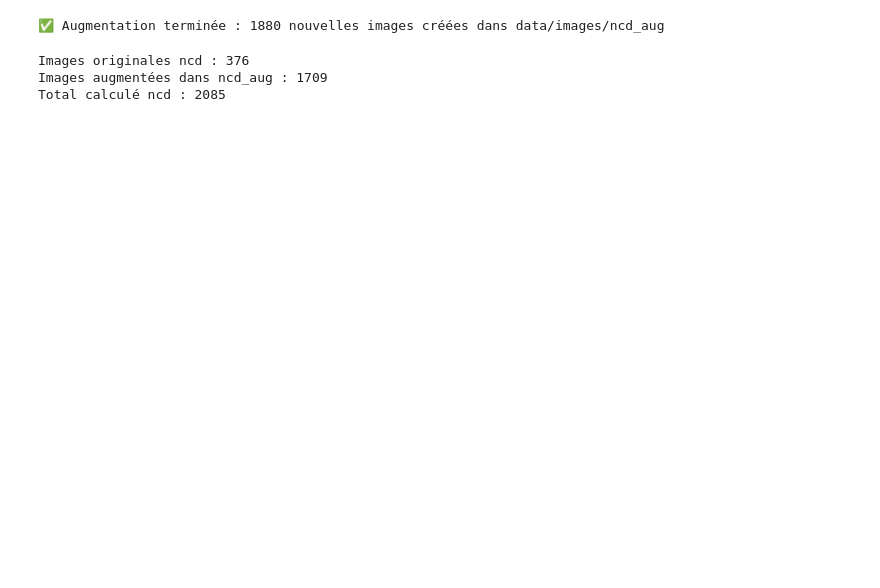
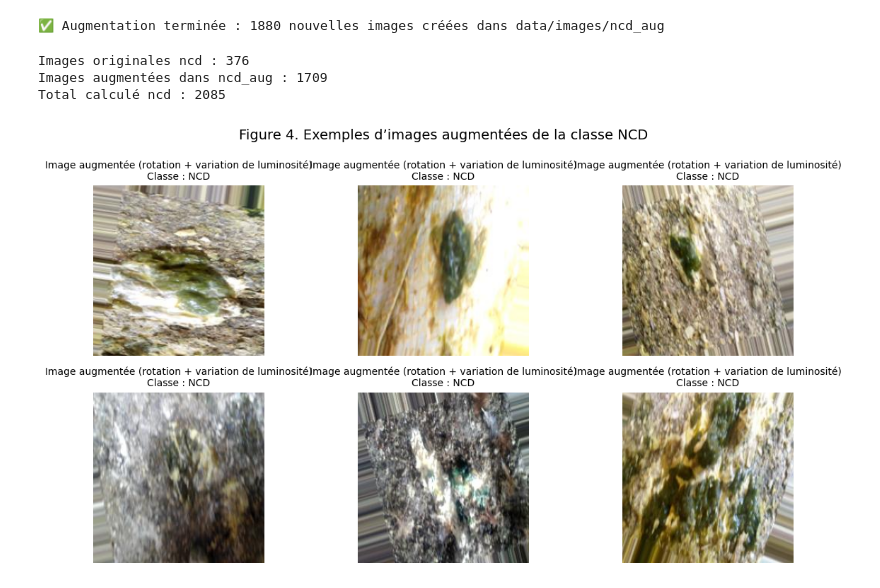
Before and after one commit to Macky0101/classification_dimage_et_Predic_ST, a Jupyter notebook: generate_augmented_images.ipynb, the cells around one changed output. Drawn from its saved outputs; the diff is of its cells as text; code cells hidden in the pictures; blank space fills up the shorter version.

Commit message:
ajout du code pour afficher quelques images augmentées aléatoirement

```diff
--- a/generate_augmented_images.ipynb
+++ b/generate_augmented_images.ipynb
@@ -64,3 +64,30 @@ print(f"Total calculé ncd : {total_ncd}")
 Images originales ncd : 376
 Images augmentées dans ncd_aug : 1709
 Total calculé ncd : 2085
+# %%
+import os
+import random
+from PIL import Image
+import matplotlib.pyplot as plt
+
+output_dir = "data/images/ncd_aug"
+
+augmented_images = [f for f in os.listdir(output_dir) if f.lower().endswith(('.jpg', '.jpeg', '.png'))]
+
+# Sélectionner aléatoirement quelques images augmentées
+sample_images = random.sample(augmented_images, min(6, len(augmented_images)))
+
+plt.figure(figsize=(12, 6))
+for i, img_name in enumerate(sample_images):
+    img_path = os.path.join(output_dir, img_name)
+    img = Image.open(img_path)
+    plt.subplot(2, 3, i + 1)
+    plt.imshow(img)
+    plt.axis("off")
+    plt.title("Image augmentée (rotation + variation de luminosité)\nClasse : NCD", fontsize=10)
+
+plt.tight_layout()
+plt.suptitle("Figure 4. Exemples d’images augmentées de la classe NCD", fontsize=14, y=1.05)
+plt.show()
+# %% [output]
+[figure, added]
```
